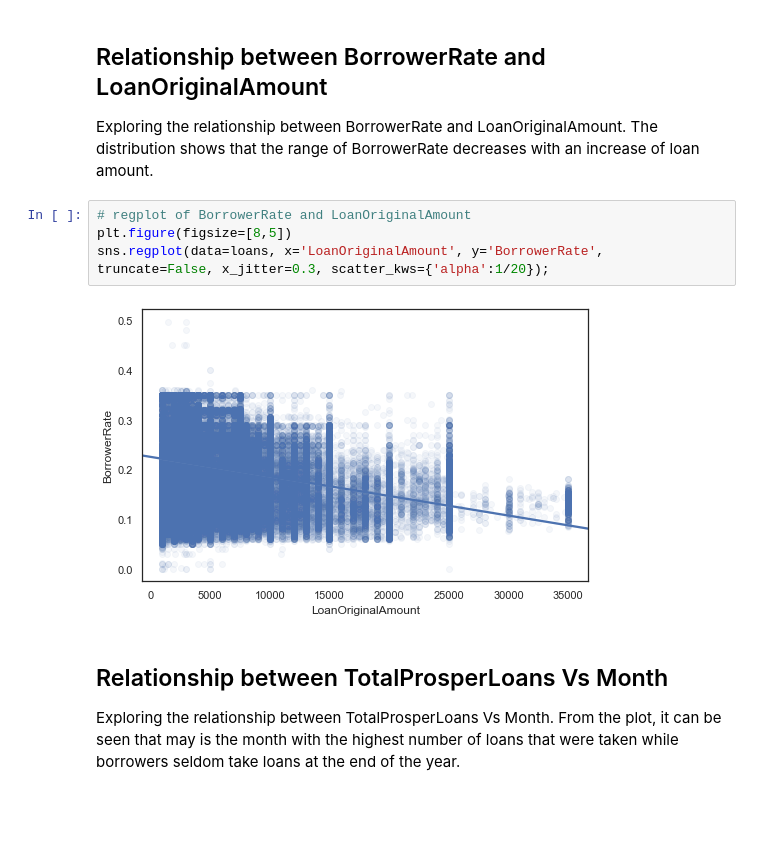
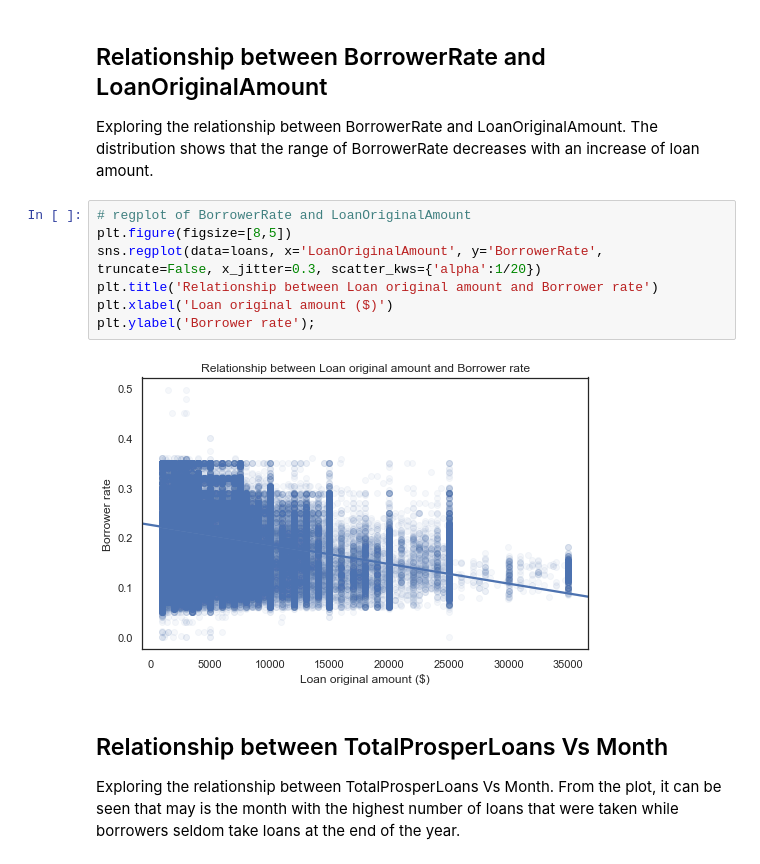
Before and after one commit to Abdulraqib20/Prosper-Loan-Analysis, a Jupyter notebook: Part_II_slide_deck_template.ipynb, the cells around one changed output. Drawn from its saved outputs; the diff is of its cells as text; blank space fills up the shorter version.

```diff
--- a/Part_II_slide_deck_template.ipynb
+++ b/Part_II_slide_deck_template.ipynb
@@ -189,9 +189,12 @@ Exploring the relationship between BorrowerRate and LoanOriginalAmount. The dist
 # %%
 # regplot of BorrowerRate and LoanOriginalAmount
 plt.figure(figsize=[8,5])
-sns.regplot(data=loans, x='LoanOriginalAmount', y='BorrowerRate', truncate=False, x_jitter=0.3, scatter_kws={'alpha':1/20});
+sns.regplot(data=loans, x='LoanOriginalAmount', y='BorrowerRate', truncate=False, x_jitter=0.3, scatter_kws={'alpha':1/20})
+plt.title('Relationship between Loan original amount and Borrower rate')
+plt.xlabel('Loan original amount ($)')
+plt.ylabel('Borrower rate');
 # %% [output]
-[figure, old version]
+[figure, new version]
 # %% [markdown]
 ## Relationship between TotalProsperLoans Vs Month
 Exploring the relationship between TotalProsperLoans Vs Month. From the plot, it can be seen that may is the month with the highest number of loans that were taken while borrowers seldom take loans at the end of the year.
```
Also changed, not shown: parts of 3 cells of this notebook, 4 other files.
